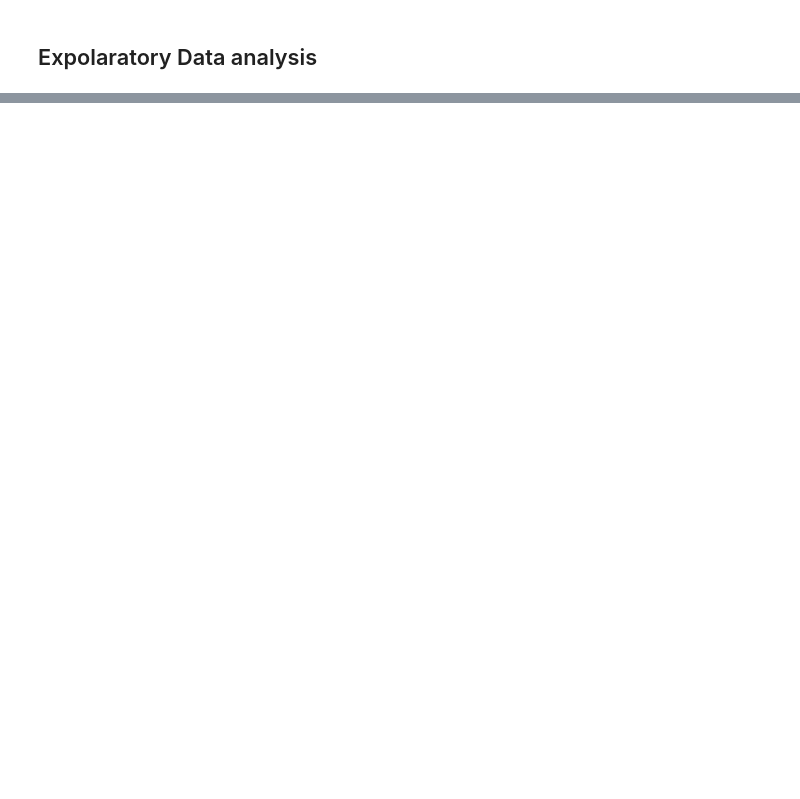
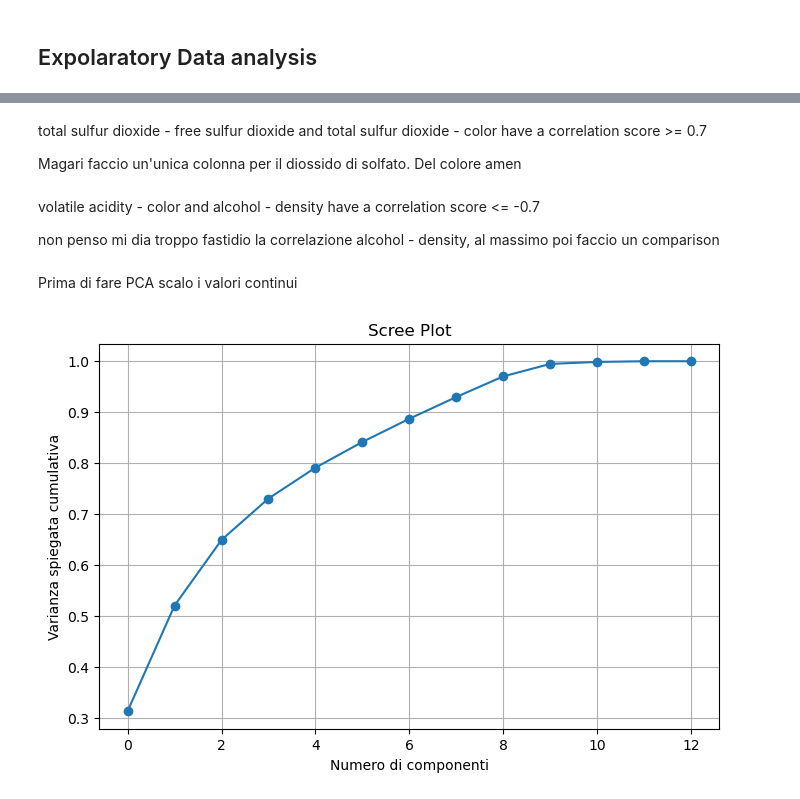
Before and after one commit to maryluuuu/Data-Analytics-Challenge, a Jupyter notebook: DataAnalytics.ipynb, the cells around one changed output, grey strips where cells are left out. Drawn from its saved outputs; the diff is of its cells as text; code cells hidden in the pictures; blank space fills up the shorter version.

```diff
--- a/DataAnalytics.ipynb
+++ b/DataAnalytics.ipynb
@@ -105,0 +142,45 @@ plt.show()
+# %% [markdown]
+total sulfur dioxide - free sulfur dioxide
+and
+total sulfur dioxide - color
+have a correlation score >= 0.7
+
+Magari faccio un'unica colonna per il diossido di solfato. Del colore amen
+# %% [markdown]
+volatile acidity - color
+and
+alcohol - density
+have a correlation score <= -0.7
+
+non penso mi dia troppo fastidio la correlazione alcohol - density, al massimo poi faccio un comparison
+# %%
+df['bound_sulfur_dioxide'] = df['total sulfur dioxide'] - df['free sulfur dioxide']
+# %% [markdown]
+Prima di fare PCA scalo i valori continui
+# %%
+X = df.drop(columns='quality')
+exclude = ['color']
+
+to_scale = [col for col in X.columns if col not in exclude]
+
+scaler = StandardScaler()
+X_scaled = X.copy()
+X_scaled[to_scale] = scaler.fit_transform(X[to_scale])
+# %%
+pca_full = PCA()
+X_pca_full = pca_full.fit_transform(X_scaled)
+
+pca = PCA(n_components=3)
+X_pca = pca.fit_transform(X_scaled)
+
+y = df['quality'].values
+# %%
+plt.figure(figsize=(8, 5))
+plt.plot(np.cumsum(pca_full.explained_variance_ratio_), marker='o')
+plt.xlabel('Numero di componenti')
+plt.ylabel('Varianza spiegata cumulativa')
+plt.title('Scree Plot')
+plt.grid(True)
+plt.show()
+# %% [output]
+[figure, added]
```
Also changed, not shown: parts of 21 cells of this notebook.
